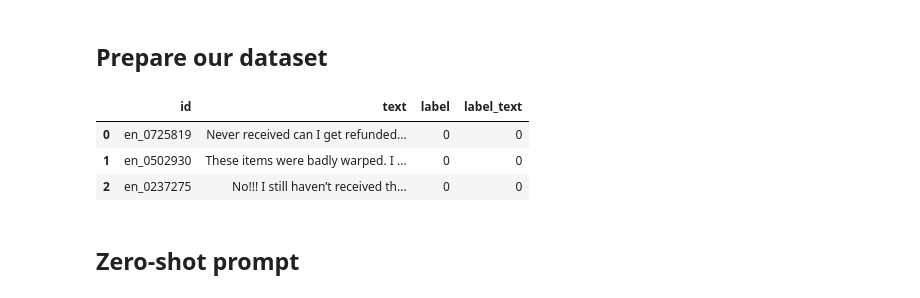
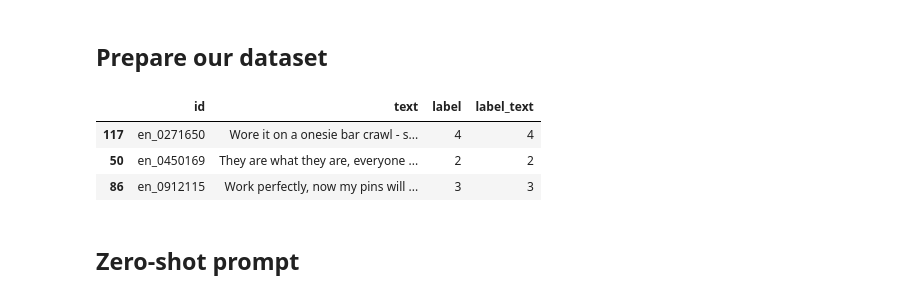
Before and after one commit to nbeaudoin/CTME-llm-lecture-resources, a Jupyter notebook: prototyping_ai/01_getting_started_with_openai.ipynb, the cells around one changed output. Drawn from its saved outputs; the diff is of its cells as text; code cells hidden in the pictures.

```diff
--- a/prototyping_ai/01_getting_started_with_openai.ipynb
+++ b/prototyping_ai/01_getting_started_with_openai.ipynb
@@ -465,7 +540,7 @@ test = Dataset.from_pandas(ds['test'].to_pandas().groupby('label').sample(eval_t
 # %%
-train.to_pandas().head(3)
+train.to_pandas().sample(3)
 # %% [output]
 |  | id | text | label | label_text |
-| 0 | en_0725819 | Never received can I get refunded... | 0 | 0 |
-| 1 | en_0502930 | These items were badly warped. I ... | 0 | 0 |
-| 2 | en_0237275 | No!!! I still haven’t received th... | 0 | 0 |
+| 117 | en_0271650 | Wore it on a onesie bar crawl - s... | 4 | 4 |
+| 50 | en_0450169 | They are what they are, everyone ... | 2 | 2 |
+| 86 | en_0912115 | Work perfectly, now my pins will ... | 3 | 3 |
```
Also changed, not shown: parts of 50 cells of this notebook.
